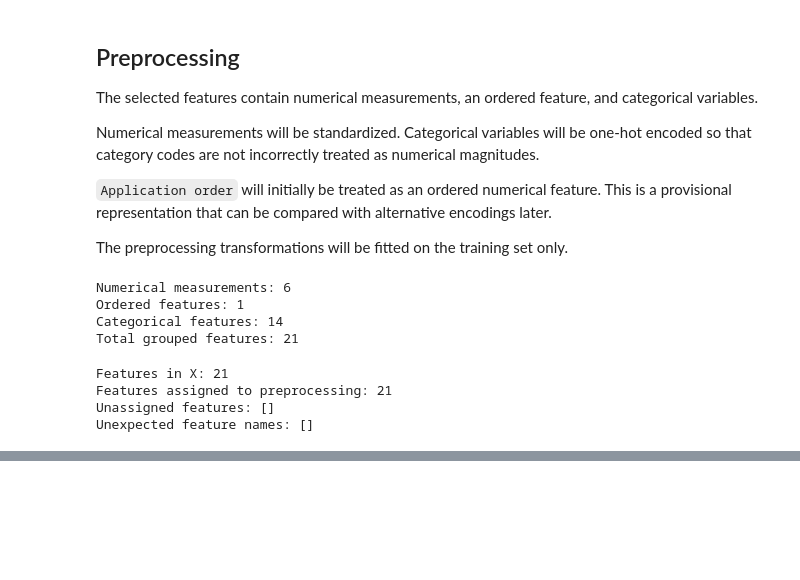
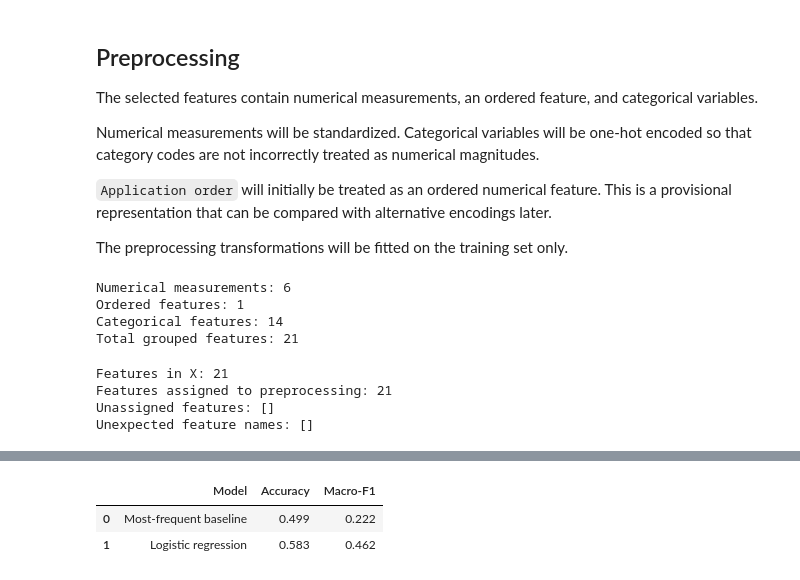
Before and after one commit to mrymsarabi/student-dropout-prediction, a Jupyter notebook: notebooks/04_modeling.ipynb, the cells around one changed output, grey strips where cells are left out. Drawn from its saved outputs; the diff is of its cells as text; code cells hidden in the pictures; blank space fills up the shorter version.

```diff
--- a/notebooks/04_modeling.ipynb
+++ b/notebooks/04_modeling.ipynb
@@ -228,0 +333,36 @@ Unexpected feature names: []
+# %%
+baseline_model = DummyClassifier(strategy="most_frequent")
+
+baseline_model.fit(X_train, y_train)
+
+y_pred_baseline = baseline_model.predict(X_test)
+
+baseline_accuracy = accuracy_score(y_test, y_pred_baseline)
+baseline_macro_f1 = f1_score(
+    y_test,
+    y_pred_baseline,
+    average="macro",
+)
+# %%
+comparison = pd.DataFrame(
+    {
+        "Model": [
+            "Most-frequent baseline",
+            "Logistic regression",
+        ],
+        "Accuracy": [
+            baseline_accuracy,
+            logistic_accuracy,
+        ],
+        "Macro-F1": [
+            baseline_macro_f1,
+            logistic_macro_f1,
+        ],
+    }
+)
+
+display(comparison.round(3))
+# %% [output]
+|  | Model | Accuracy | Macro-F1 |
+| 0 | Most-frequent baseline | 0.499 | 0.222 |
+| 1 | Logistic regression | 0.583 | 0.462 |
```
Also changed, not shown: parts of 9 cells of this notebook.
